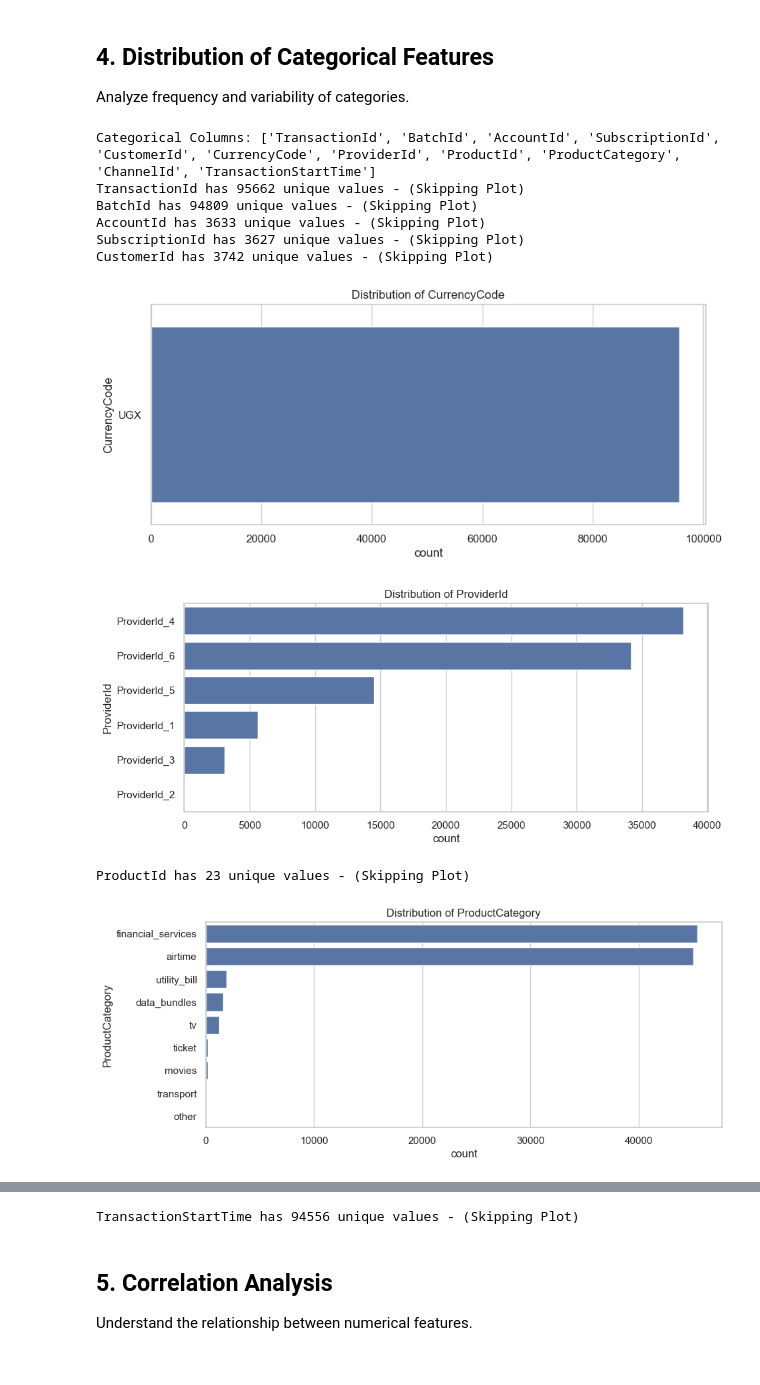
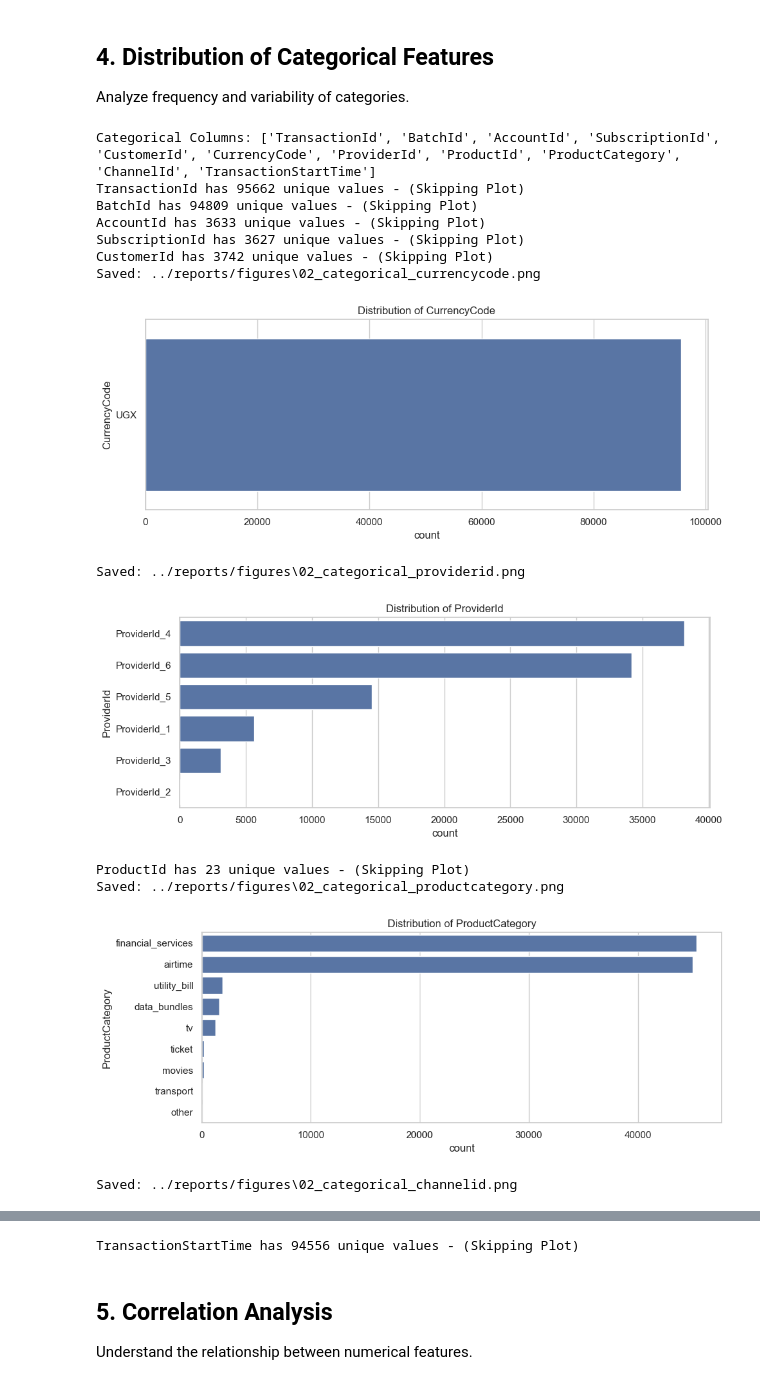
Before and after one commit to Leul4ever/credit-risk-model, a Jupyter notebook: notebooks/eda.ipynb, the cells around one changed output, grey strips where cells are left out. Cells and saved outputs as stored; diff of their text form; code cells hidden in the pictures.

```diff
--- a/notebooks/eda.ipynb
+++ b/notebooks/eda.ipynb
@@ -17,6 +17,11 @@ import os
 sns.set(style="whitegrid")
 %matplotlib inline
 
+# Create figures directory if it doesn't exist
+figures_dir = '../reports/figures'
+os.makedirs(figures_dir, exist_ok=True)
+print(f"Figures will be saved to: {figures_dir}")
+
 # Load the dataset
 data_path = '../data/raw/data.csv'
 try:
@@ -153,6 +142,11 @@ for col in numerical_cols:
     plt.figure(figsize=(10, 4))
     sns.histplot(df[col], kde=True, bins=30)
     plt.title(f'Distribution of {col}')
+    plt.tight_layout()
+    # Save figure
+    fig_path = os.path.join(figures_dir, f'01_distribution_{col.lower()}.png')
+    plt.savefig(fig_path, dpi=300, bbox_inches='tight')
+    print(f"Saved: {fig_path}")
     plt.show()
 # %% [output]
 Numerical Columns: ['CountryCode', 'Amount', 'Value', 'PricingStrategy', 'FraudResult']
@@ -167,23 +166,32 @@ Analyze frequency and variability of categories.
 # %%
 categorical_cols = df.select_dtypes(include=['object']).columns
 print(f"Categorical Columns: {categorical_cols.tolist()}")
 
 for col in categorical_cols:
     if df[col].nunique() < 20:  # Plot only if meaningful number of categories
         plt.figure(figsize=(10, 4))
         sns.countplot(y=df[col], order=df[col].value_counts().index)
         plt.title(f'Distribution of {col}')
+        plt.tight_layout()
+        # Save figure
+        fig_path = os.path.join(figures_dir, f'02_categorical_{col.lower()}.png')
+        plt.savefig(fig_path, dpi=300, bbox_inches='tight')
+        print(f"Saved: {fig_path}")
         plt.show()
     else:
         print(f"{col} has {df[col].nunique()} unique values - (Skipping Plot)")
 # %% [output]
 Categorical Columns: ['TransactionId', 'BatchId', 'AccountId', 'SubscriptionId', 'CustomerId', 'CurrencyCode', 'ProviderId', 'ProductId', 'ProductCategory', 'ChannelId', 'TransactionStartTime']
 TransactionId has 95662 unique values - (Skipping Plot)
 BatchId has 94809 unique values - (Skipping Plot)
 AccountId has 3633 unique values - (Skipping Plot)
 SubscriptionId has 3627 unique values - (Skipping Plot)
 CustomerId has 3742 unique values - (Skipping Plot)
+Saved: ../reports/figures\02_categorical_currencycode.png
-[figure, old version]
+[figure, new version]
+Saved: ../reports/figures\02_categorical_providerid.png
-[figure, old version]
+[figure, new version]
-ProductId has 23 unique values - (Skipping Plot)
+ProductId has 23 unique values - (Skipping Plot)
+Saved: ../reports/figures\02_categorical_productcategory.png
-[figure, old version]
+[figure, new version]
+Saved: ../reports/figures\02_categorical_channelid.png
@@ -191,4 +199,4 @@ ProductId has 23 unique values - (Skipping Plot)
-TransactionStartTime has 94556 unique values - (Skipping Plot)
+TransactionStartTime has 94556 unique values - (Skipping Plot)
 # %% [markdown]
 ## 5. Correlation Analysis
 Understand the relationship between numerical features.
```
Also changed, not shown: parts of 9 cells of this notebook, 12 other files.
